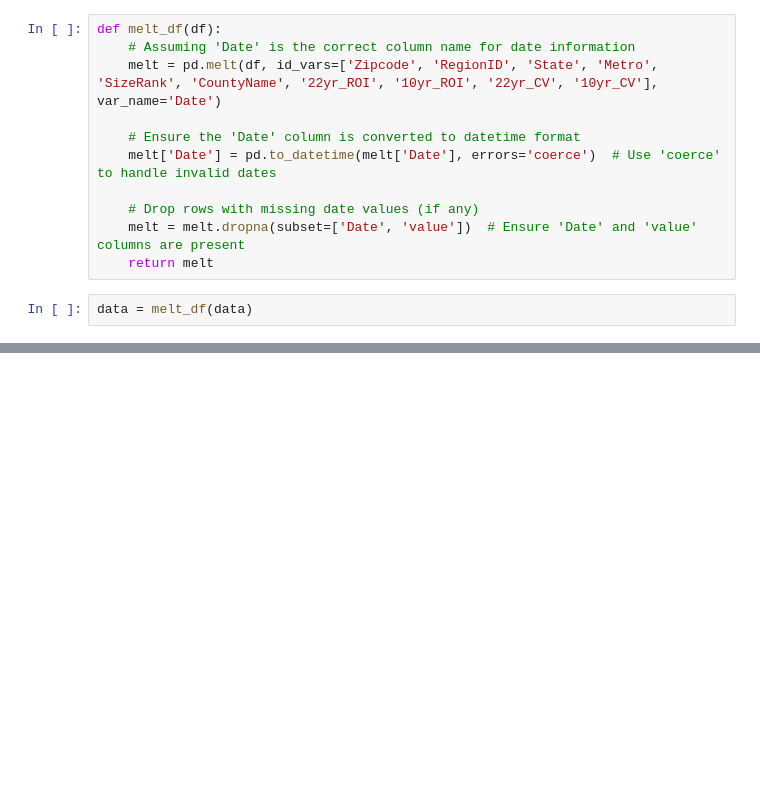
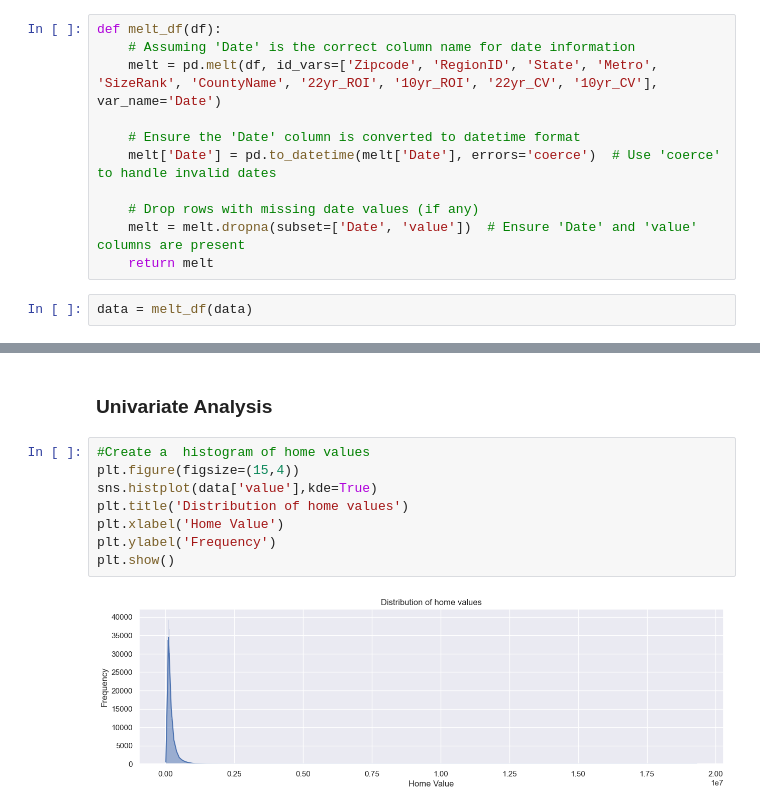
Before and after one commit to Brenda-Mutai/dsc-Time-Series, a Jupyter notebook: student.notebook.ipynb, the cells around one changed output, grey strips where cells are left out. Cells and saved outputs as stored; diff of their text form; blank space fills up the shorter version.

```diff
--- a/student.notebook.ipynb
+++ b/student.notebook.ipynb
@@ -306,0 +337,12 @@ data.tail(10)
+# %% [markdown]
+### Univariate Analysis
+# %%
+#Create a  histogram of home values
+plt.figure(figsize=(15,4))
+sns.histplot(data['value'],kde=True)
+plt.title('Distribution of home values')
+plt.xlabel('Home Value')
+plt.ylabel('Frequency')
+plt.show()
+# %% [output]
+[figure, added]
```
Also changed, not shown: parts of 13 cells of this notebook.
